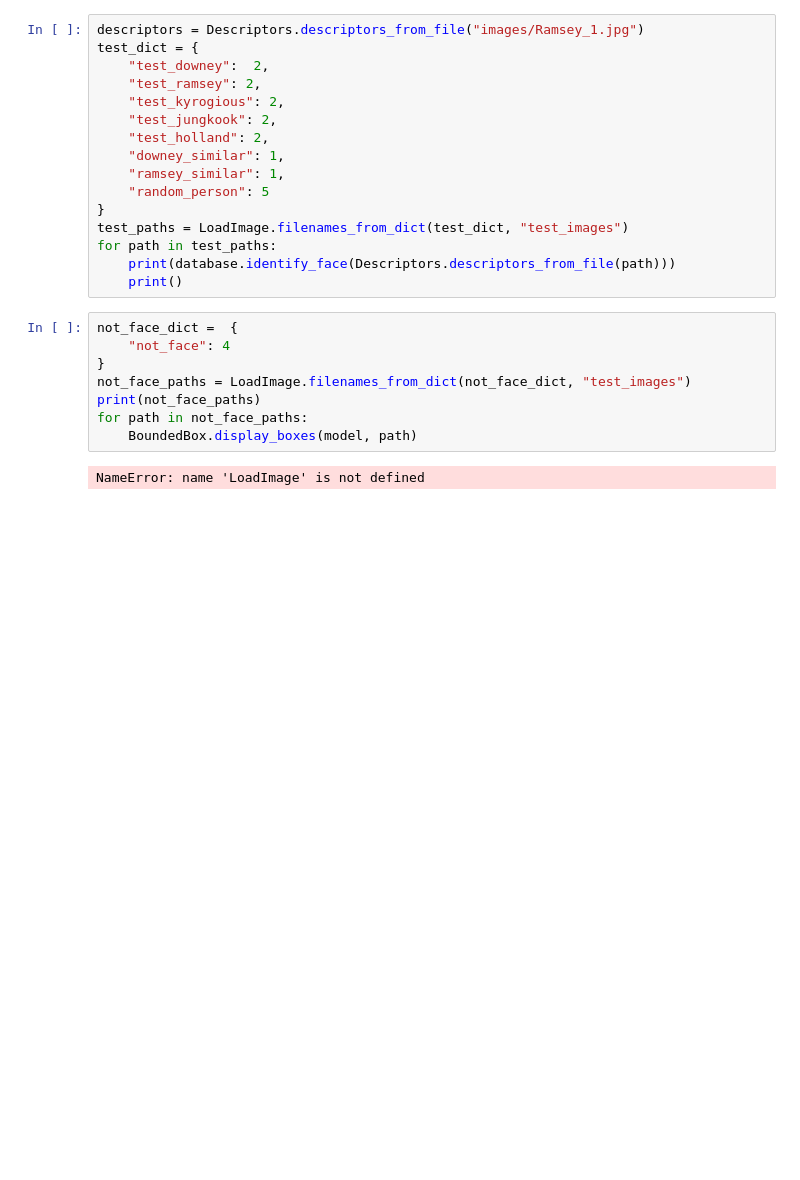
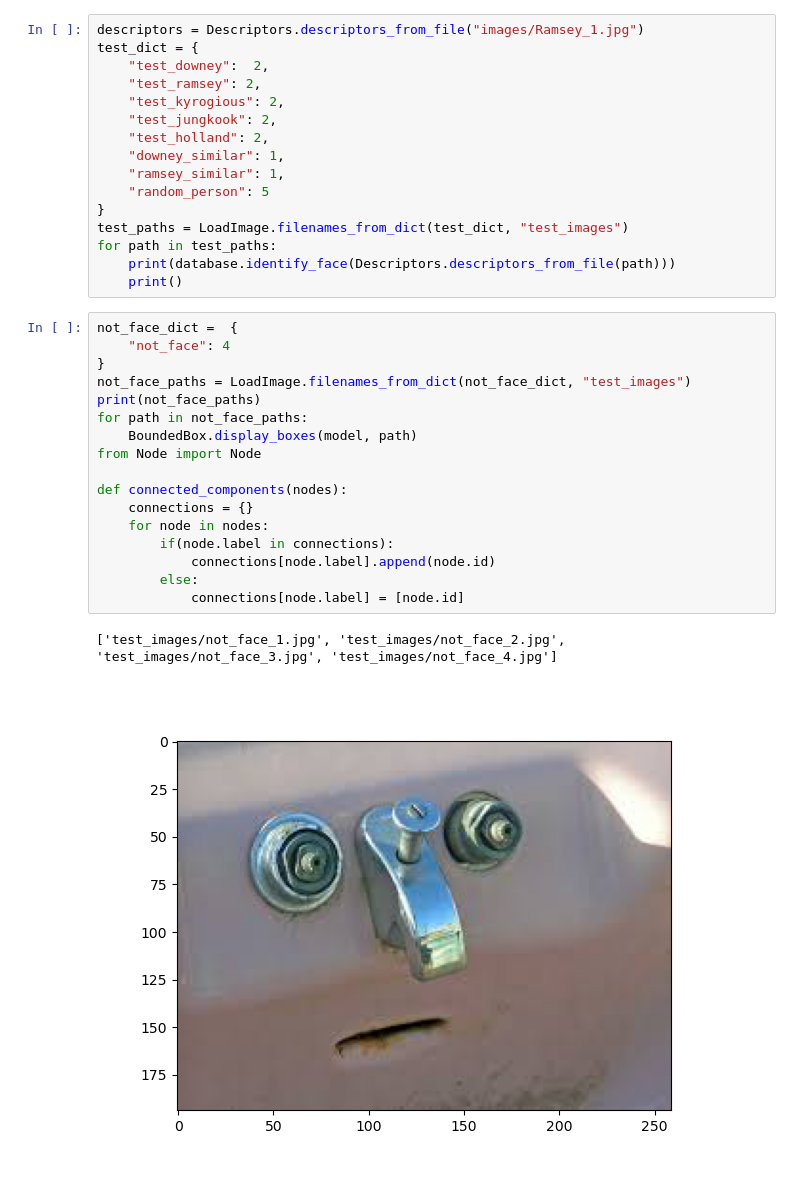
Before and after one commit to Team-One-Ryan-Tall/BWSI_Visual_Capstone, a Jupyter notebook: FaceRecognition.ipynb, the cells around one changed output. Cells and saved outputs as stored; diff of their text form; blank space fills up the shorter version.

```diff
--- a/FaceRecognition.ipynb
+++ b/FaceRecognition.ipynb
@@ -51,10 +57,20 @@ for path in test_paths:
 # %%
 not_face_dict =  {
     "not_face": 4
 }
 not_face_paths = LoadImage.filenames_from_dict(not_face_dict, "test_images")
 print(not_face_paths)
 for path in not_face_paths:
     BoundedBox.display_boxes(model, path)
+from Node import Node
+
+def connected_components(nodes):
+    connections = {}
+    for node in nodes:
+        if(node.label in connections):
+            connections[node.label].append(node.id)
+        else:
+            connections[node.label] = [node.id]
 # %% [output]
-NameError: name 'LoadImage' is not defined
+['test_images/not_face_1.jpg', 'test_images/not_face_2.jpg', 'test_images/not_face_3.jpg', 'test_images/not_face_4.jpg']
+[figure, added]
```
Also changed, not shown: parts of 2 cells of this notebook, 1 other file.
